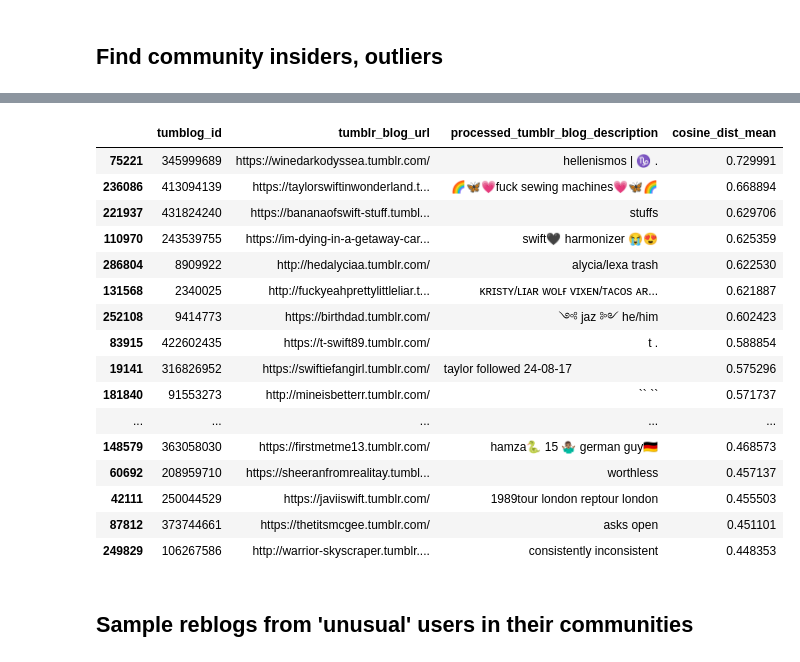
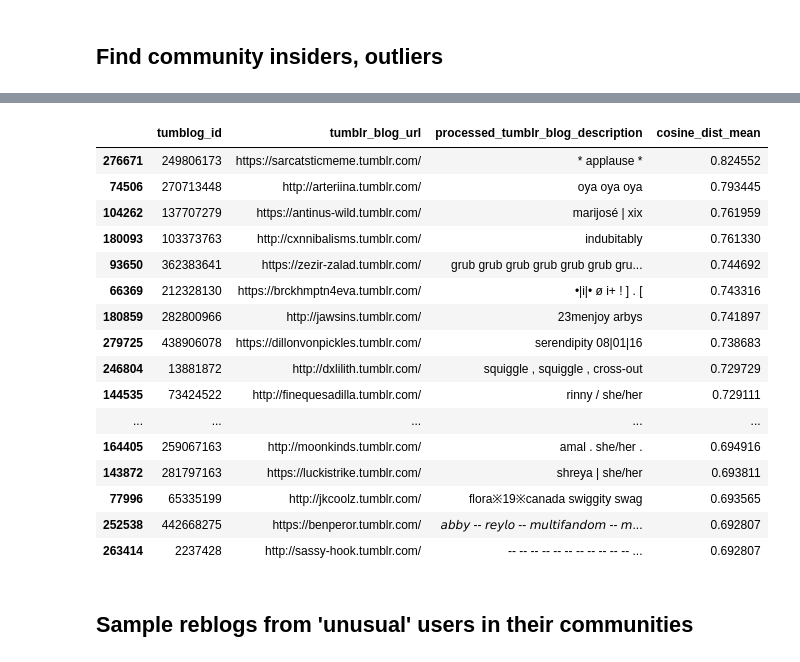
Before and after one commit to michaelmilleryoder/tumblr_community_identity, a Jupyter notebook: jupyter/check_reblogs.ipynb, the cells around one changed output, grey strips where cells are left out. Drawn from its saved outputs; the diff is of its cells as text; code cells hidden in the pictures.

```diff
--- a/jupyter/check_reblogs.ipynb
+++ b/jupyter/check_reblogs.ipynb
@@ -137,10 +123,22 @@ data[['tumblog_id', 'desc_emb']]
 # %% [markdown]
 ## Find community insiders, outliers
 # %%
-community = 2 # taylor swift
+# community = 2 # taylor swift
+# community = 5 # Arabic, soundcloud, music
+# community = 11 # black, ig, twitter
+# community = 15 # sims, simblr
+community = 59 # art, her
 comm_data = data[data['community']==community].copy()
 comm_mean = np.mean(np.vstack(comm_data['desc_emb']), axis=0)
 print(comm_mean.shape)
 comm_mean
+
+import scipy
+comm_data['cosine_dist_mean'] = comm_data['desc_emb'].map(lambda x: scipy.spatial.distance.cosine(x, comm_mean))
+comm_data['cosine_dist_mean']
+
+# Insiders
+pd.set_option('display.max_colwidth', None)
+comm_data.sort_values('cosine_dist_mean')[['tumblog_id', 'tumblr_blog_url', 'processed_tumblr_blog_description', 'cosine_dist_mean']].head(30)
 # %% [output]
 (64,)
@@ -198,23 +162,25 @@ comm_data.sort_values('cosine_dist_mean')[['tumblog_id', 'tumblr_blog_url', 'pro
 # %%
-comm_data.sort_values('cosine_dist_mean', ascending=False)[['tumblog_id', 'tumblr_blog_url', 'processed_tumblr_blog_description', 'cosine_dist_mean']].head(40)
+# Outsiders
+outsiders = comm_data[comm_data['processed_tumblr_blog_description'].map(lambda x: len(x) > 10 and 'http' not in x)].sort_values('cosine_dist_mean', ascending=False)[['tumblog_id', 'tumblr_blog_url', 'processed_tumblr_blog_description', 'cosine_dist_mean']].head(40)
+outsiders
 # %% [output]
 |  | tumblog_id | tumblr_blog_url | processed_tumblr_blog_description | cosine_dist_mean |
-| 75221 | 345999689 | https://winedarkodyssea.tumblr.com/ | hellenismos | ♑️ . | 0.729991 |
-| 236086 | 413094139 | https://taylorswiftinwonderland.t... | 🌈🦋💗fuck sewing machines💗🦋🌈 | 0.668894 |
-| 221937 | 431824240 | https://bananaofswift-stuff.tumbl... | stuffs | 0.629706 |
-| 110970 | 243539755 | https://im-dying-in-a-getaway-car... | swift🖤 harmonizer 😭😍 | 0.625359 |
-| 286804 | 8909922 | http://hedalyciaa.tumblr.com/ | alycia/lexa trash | 0.622530 |
-| 131568 | 2340025 | http://fuckyeahprettylittleliar.t... | ⠀⠀ᴋʀɪsᴛʏ/ʟɪᴀʀ ᴡᴏʟғ ᴠɪxᴇɴ/ᴛᴀᴄᴏs ᴀʀ... | 0.621887 |
-| 252108 | 9414773 | https://birthdad.tumblr.com/ | ༺ jaz ༻ he/him | 0.602423 |
-| 83915 | 422602435 | https://t-swift89.tumblr.com/ | t . | 0.588854 |
-| 19141 | 316826952 | https://swiftiefangirl.tumblr.com/ | taylor followed 24-08-17 ㅤ ㅤ ㅤ ㅤ ㅤ ㅤ | 0.575296 |
-| 181840 | 91553273 | http://mineisbetterr.tumblr.com/ | `` `` | 0.571737 |
+| 276671 | 249806173 | https://sarcatsticmeme.tumblr.com/ | * applause * | 0.824552 |
+| 74506 | 270713448 | http://arteriina.tumblr.com/ | oya oya oya | 0.793445 |
+| 104262 | 137707279 | https://antinus-wild.tumblr.com/ | marijosé | xix | 0.761959 |
+| 180093 | 103373763 | http://cxnnibalisms.tumblr.com/ | indubitably | 0.761330 |
+| 93650 | 362383641 | https://zezir-zalad.tumblr.com/ | grub grub grub grub grub grub gru... | 0.744692 |
+| 66369 | 212328130 | https://brckhmptn4eva.tumblr.com/ | •|i|• ø i+ ! ] . [ | 0.743316 |
+| 180859 | 282800966 | http://jawsins.tumblr.com/ | 23menjoy arbys | 0.741897 |
+| 279725 | 438906078 | https://dillonvonpickles.tumblr.com/ | serendipity 08|01|16 | 0.738683 |
+| 246804 | 13881872 | http://dxlilith.tumblr.com/ | squiggle , squiggle , cross-out | 0.729729 |
+| 144535 | 73424522 | http://finequesadilla.tumblr.com/ | rinny / she/her | 0.729111 |
 | ... | ... | ... | ... | ... |
-| 148579 | 363058030 | https://firstmetme13.tumblr.com/ | hamza🐍 15 🤷🏽‍♂️ german guy🇩🇪 | 0.468573 |
-| 60692 | 208959710 | https://sheeranfromrealitay.tumbl... | worthless | 0.457137 |
-| 42111 | 250044529 | https://javiiswift.tumblr.com/ | 1989tour london reptour london | 0.455503 |
-| 87812 | 373744661 | https://thetitsmcgee.tumblr.com/ | asks open | 0.451101 |
-| 249829 | 106267586 | http://warrior-skyscraper.tumblr.... | consistently inconsistent | 0.448353 |
+| 164405 | 259067163 | http://moonkinds.tumblr.com/ | amal . she/her . | 0.694916 |
+| 143872 | 281797163 | https://luckistrike.tumblr.com/ | shreya | she/her | 0.693811 |
+| 77996 | 65335199 | http://jkcoolz.tumblr.com/ | flora※19※canada swiggity swag | 0.693565 |
+| 252538 | 442668275 | https://benperor.tumblr.com/ | 𝘢𝘣𝘣𝘺 -- 𝘳𝘦𝘺𝘭𝘰 -- 𝘮𝘶𝘭𝘵𝘪𝘧𝘢𝘯𝘥𝘰𝘮 -- 𝘮... | 0.692807 |
+| 263414 | 2237428 | http://sassy-hook.tumblr.com/ | -- -- -- -- -- -- -- -- -- -- -- ... | 0.692807 |
 # %% [markdown]
 ## Sample reblogs from 'unusual' users in their communities
 # %%
```
Also changed, not shown: parts of 15 cells of this notebook, 3 other files.
